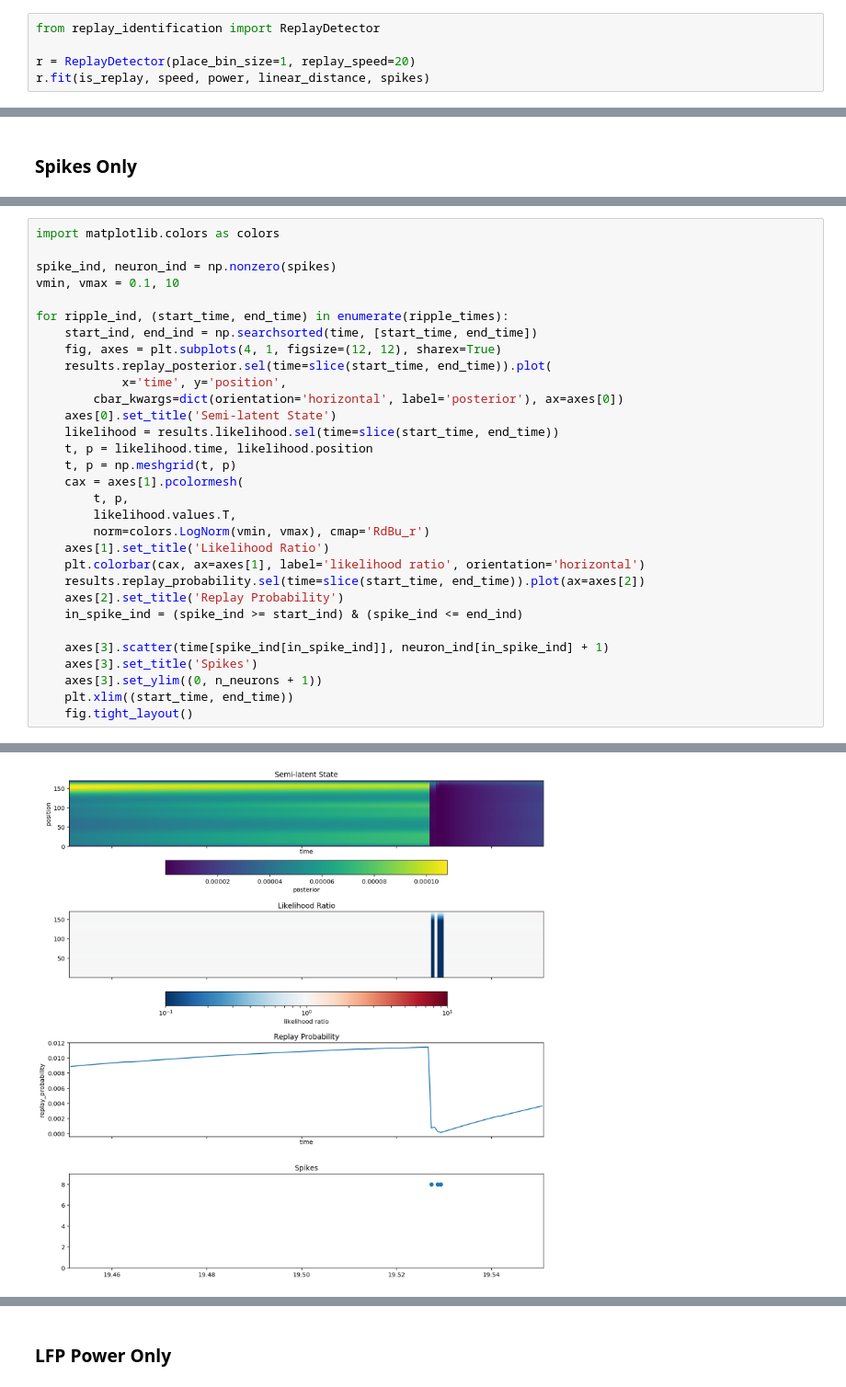
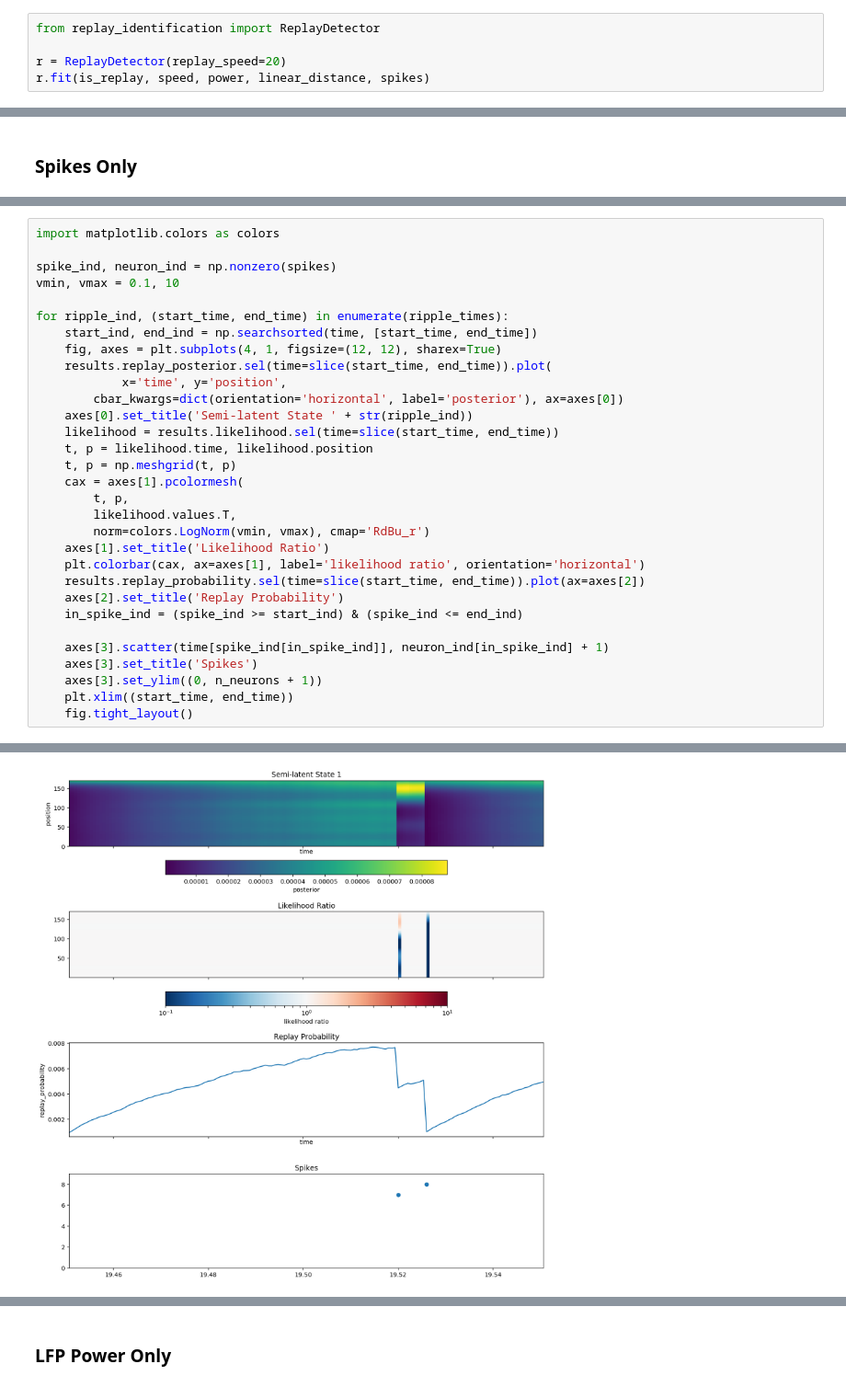
Before and after one commit to Eden-Kramer-Lab/replay_identification, a Jupyter notebook: notebooks/Test_Simulated_Data.ipynb, the cells around one changed output, grey strips where cells are left out. Shown at 92% size. Saved outputs shown, nothing was run; the diff lists cells and outputs as text.

```diff
--- a/notebooks/Test_Simulated_Data.ipynb
+++ b/notebooks/Test_Simulated_Data.ipynb
@@ -240,7 +240,7 @@ plt.legend();
 # %%
 from replay_identification import ReplayDetector
 
-r = ReplayDetector(place_bin_size=1, replay_speed=20)
+r = ReplayDetector(replay_speed=20)
 r.fit(is_replay, speed, power, linear_distance, spikes)
 # %% [output]
 INFO:replay_identification.decoders:Fitting speed model...
@@ -342,7 +342,7 @@ for ripple_ind, (start_time, end_time) in enumerate(ripple_times):
     results.replay_posterior.sel(time=slice(start_time, end_time)).plot(
             x='time', y='position',
         cbar_kwargs=dict(orientation='horizontal', label='posterior'), ax=axes[0])
-    axes[0].set_title('Semi-latent State')
+    axes[0].set_title('Semi-latent State ' + str(ripple_ind))
     likelihood = results.likelihood.sel(time=slice(start_time, end_time))
     t, p = likelihood.time, likelihood.position
     t, p = np.meshgrid(t, p)
@@ -366 +366 @@ for ripple_ind, (start_time, end_time) in enumerate(ripple_times):
-[figure, old version]
+[figure, new version]
```
Also changed, not shown: parts of 16 cells of this notebook.
